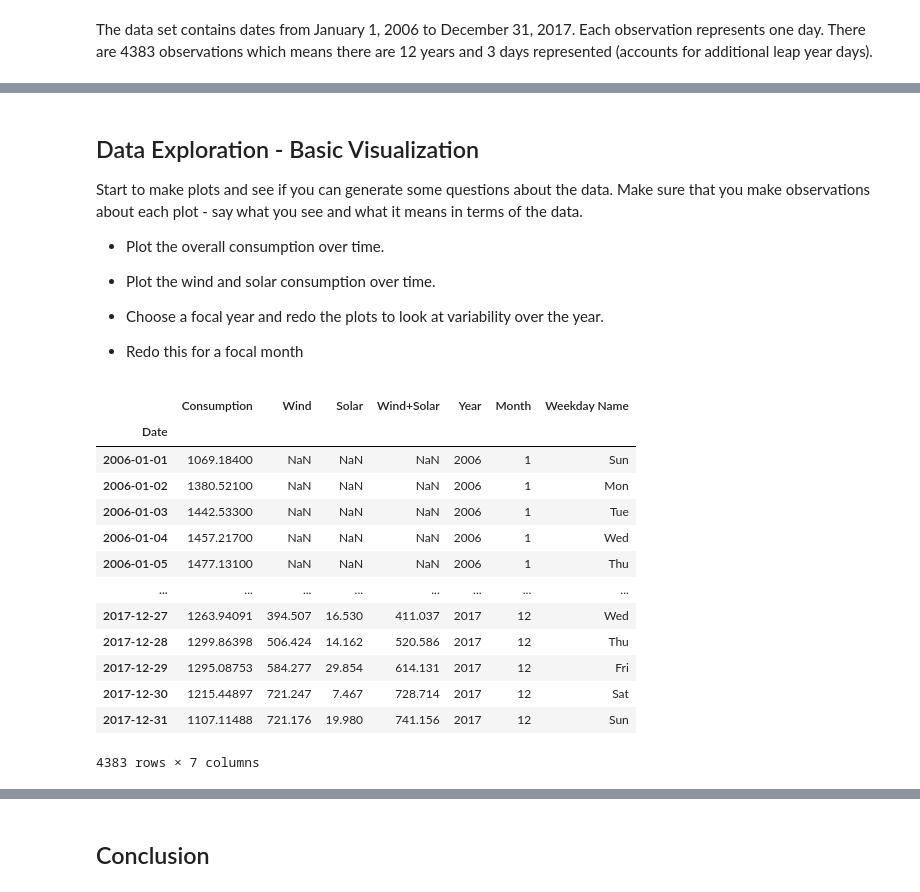
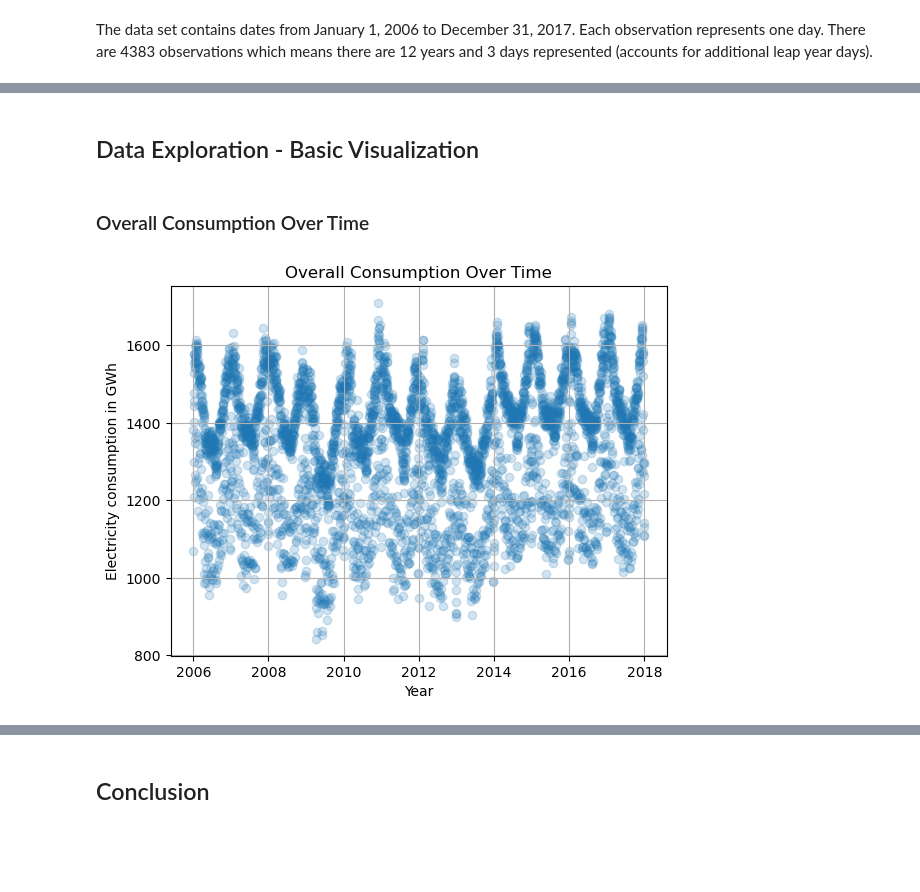
Before and after one commit to joseephwong/Data201_Joseph_Wong, a Jupyter notebook: Day9/HW9.ipynb, the cells around one changed output, grey strips where cells are left out. Cells and saved outputs as stored; diff of their text form; code cells hidden in the pictures; blank space fills up the shorter version.

```diff
--- a/Day9/HW9.ipynb
+++ b/Day9/HW9.ipynb
@@ -120,30 +124,31 @@ The data set contains dates from January 1, 2006 to December 31, 2017. Each obse
 df['Year'] = df.index.year
 df['Month'] = df.index.month
 df['Weekday Name'] = df.index.strftime("%a")
+# %%
+def toSeason(month):
+    if month in [12, 1, 2]:
+        return 'Winter'
+    elif month in [3, 4, 5]:
+        return 'Spring'
+    elif month in [6, 7, 8]:
+        return 'Summer'
+    elif month in [9, 10, 11]:
+        return 'Autumn'
+
+# create 'Season' col that is result of applying toSeason to each value in 'Month' col
+df['Season'] = df['Month'].apply(toSeason)
 # %% [markdown]
 ## Data Exploration - Basic Visualization
-
-Start to make plots and see if you can generate some questions about the data. Make sure that you make observations about each plot - say what you see and what it means in terms of the data.
-
-- Plot the overall consumption over time.
-- Plot the wind and solar consumption over time.
-
-- Choose a focal year and redo the plots to look at variability over the year.
-- Redo this for a focal month
-# %%
-df
-# %% [output]
-|  | Consumption | Wind | Solar | Wind+Solar | Year | Month | Weekday Name |
-| Date |  |  |  |  |  |  |  |
-| 2006-01-01 | 1069.18400 | NaN | NaN | NaN | 2006 | 1 | Sun |
-| 2006-01-02 | 1380.52100 | NaN | NaN | NaN | 2006 | 1 | Mon |
-| 2006-01-03 | 1442.53300 | NaN | NaN | NaN | 2006 | 1 | Tue |
-| 2006-01-04 | 1457.21700 | NaN | NaN | NaN | 2006 | 1 | Wed |
-| 2006-01-05 | 1477.13100 | NaN | NaN | NaN | 2006 | 1 | Thu |
-| ... | ... | ... | ... | ... | ... | ... | ... |
-| 2017-12-27 | 1263.94091 | 394.507 | 16.530 | 411.037 | 2017 | 12 | Wed |
-| 2017-12-28 | 1299.86398 | 506.424 | 14.162 | 520.586 | 2017 | 12 | Thu |
-| 2017-12-29 | 1295.08753 | 584.277 | 29.854 | 614.131 | 2017 | 12 | Fri |
-| 2017-12-30 | 1215.44897 | 721.247 | 7.467 | 728.714 | 2017 | 12 | Sat |
-| 2017-12-31 | 1107.11488 | 721.176 | 19.980 | 741.156 | 2017 | 12 | Sun |
-4383 rows × 7 columns
+# %% [markdown]
+### Overall Consumption Over Time
+# %%
+x = df.index
+y = df['Consumption']
+plt.scatter(x,y,alpha=.2)
+plt.grid()
+plt.title("Overall Consumption Over Time")
+plt.xlabel("Year")
+plt.ylabel("Electricity consumption in GWh")
+plt.show()
+# %% [output]
+[figure, added]
```
Also changed, not shown: parts of 39 cells of this notebook.
